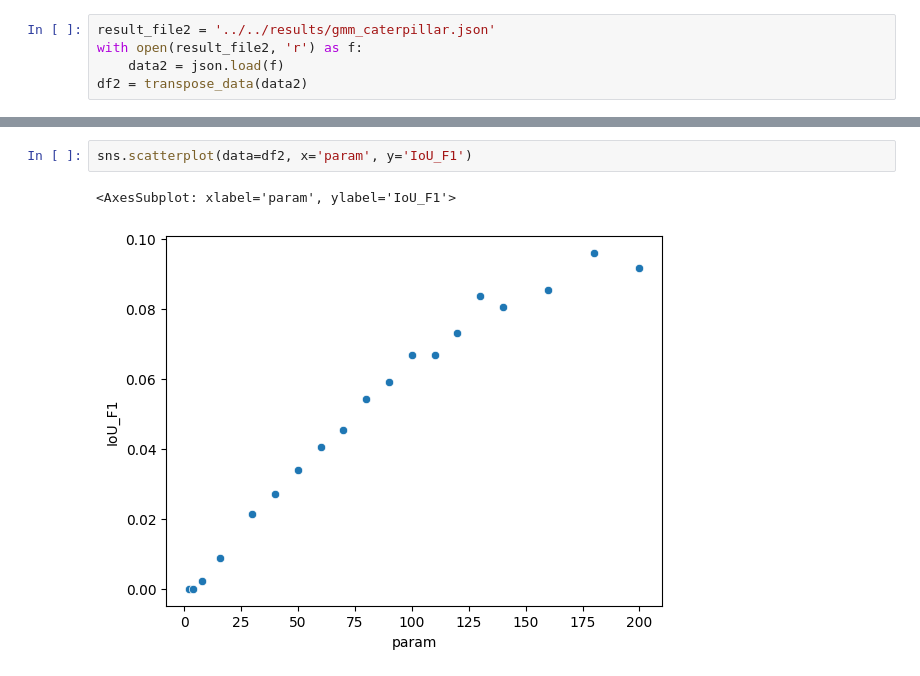
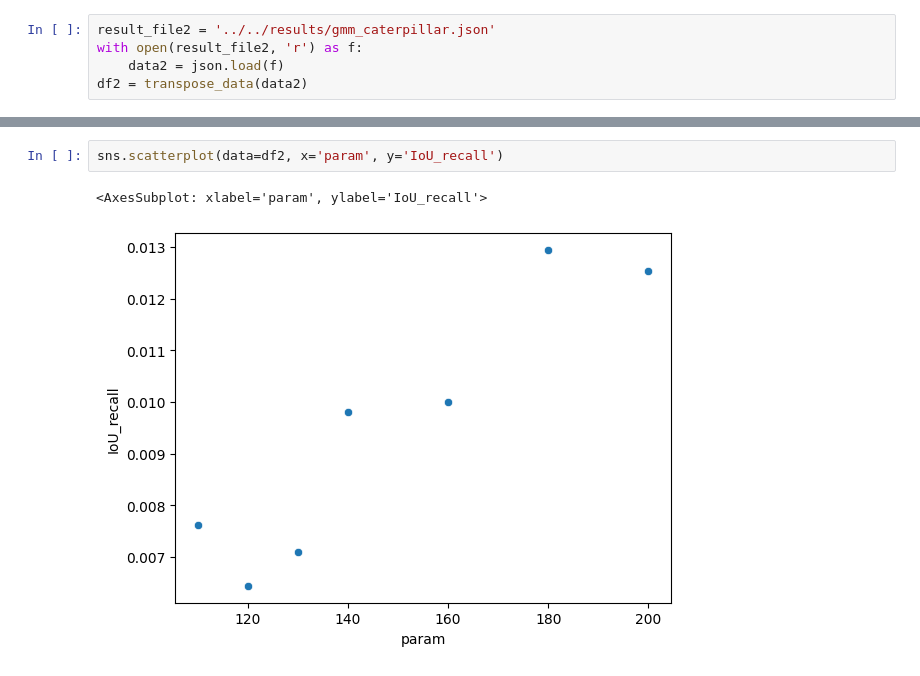
Before and after one commit to michaelyhuang23/Gaia3DR-explore, a Jupyter notebook: notebooks/graphic-gen/plot_cluster_results.ipynb, the cells around one changed output, grey strips where cells are left out. Drawn from its saved outputs; the diff is of its cells as text.

```diff
--- a/notebooks/graphic-gen/plot_cluster_results.ipynb
+++ b/notebooks/graphic-gen/plot_cluster_results.ipynb
@@ -42,8 +42,8 @@ sns.scatterplot(data=df2, x='IoU_recall', y='IoU_precision')
 # %%
-sns.scatterplot(data=df2, x='param', y='IoU_F1')
+sns.scatterplot(data=df2, x='param', y='IoU_recall')
 # %% [output]
-<AxesSubplot: xlabel='param', ylabel='IoU_F1'>
+<AxesSubplot: xlabel='param', ylabel='IoU_recall'>
-[figure, old version]
+[figure, new version]
 # %%
 df['algo'] = 'HDBSCAN'
 df2['algo'] = 'GMM'
```
Also changed, not shown: parts of 4 cells of this notebook, 57 other files.
